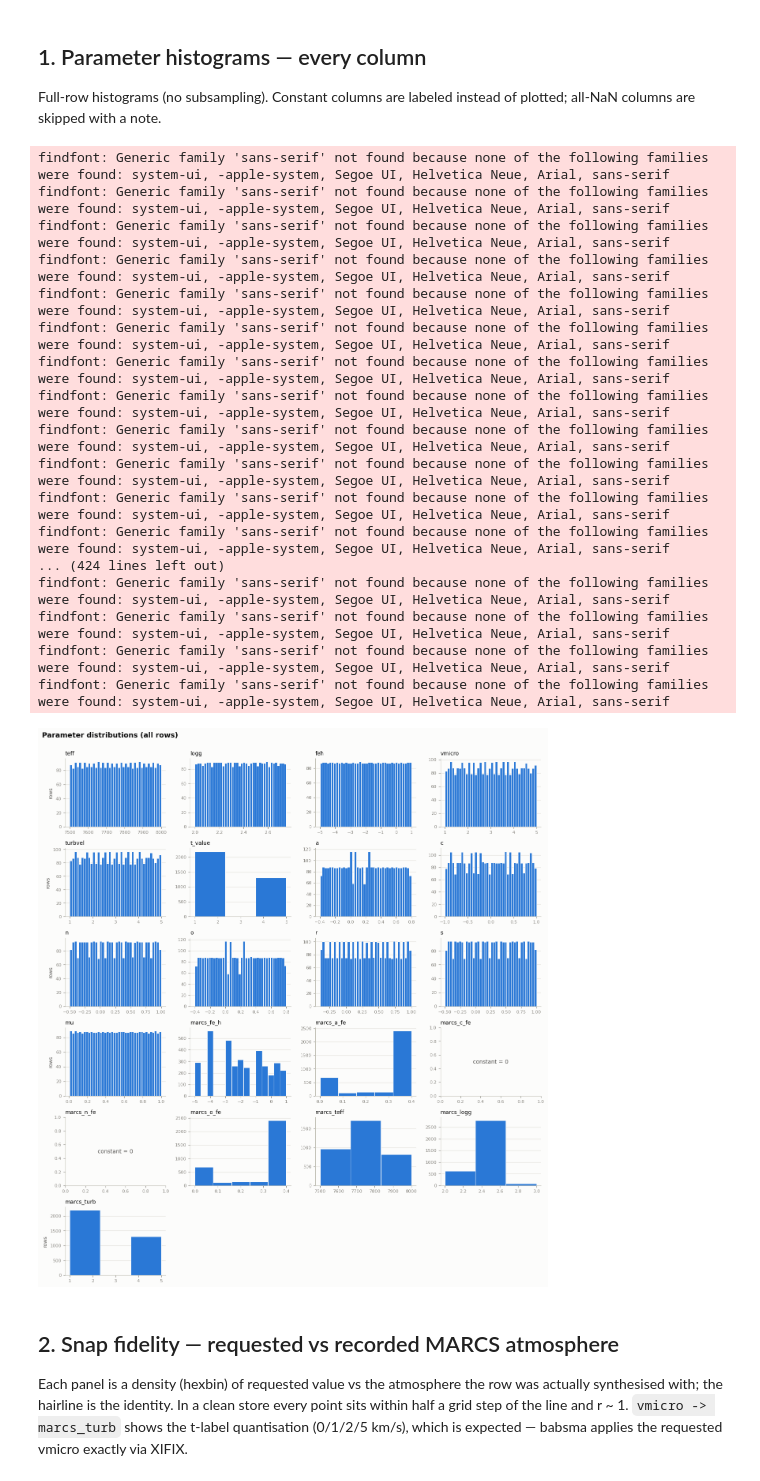
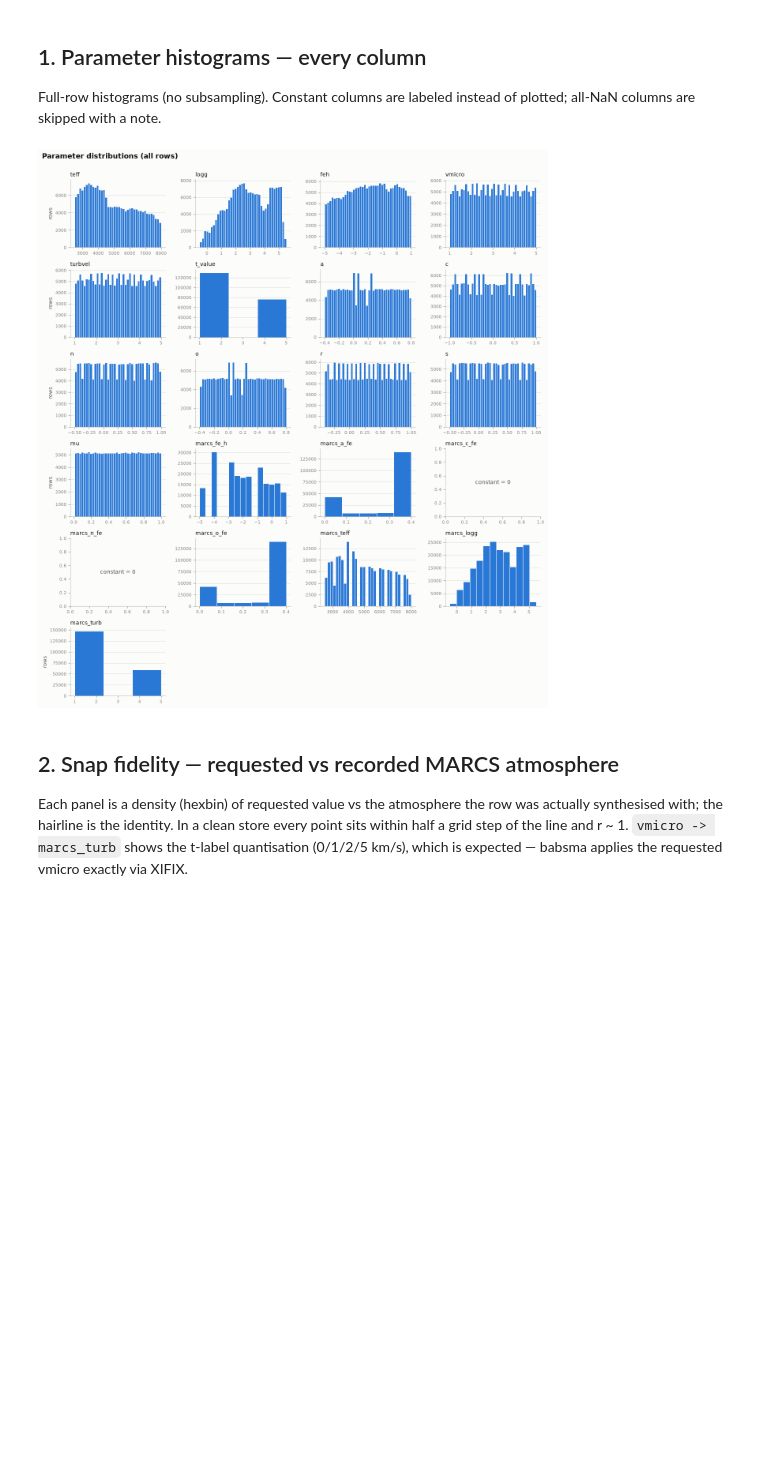
Before and after one commit to maja-jablonska/Turbospectrum_NLTE, a Jupyter notebook: clean_zarr_histograms.ipynb, the cells around one changed output. Cells and saved outputs as stored; diff of their text form; code cells hidden in the pictures; blank space fills up the shorter version.

```diff
--- a/clean_zarr_histograms.ipynb
+++ b/clean_zarr_histograms.ipynb
@@ -16,7 +16,7 @@ import os
 # Override without editing: CLEAN_ZARR=/path/to/store.zarr jupyter ...
 _CANDIDATES = [
     os.environ.get("CLEAN_ZARR", ""),
-    "/home/100/mj8805/scr_mk27/Turbospectrum_NLTE/runs/harps-ml-rejects-D-giants-hottest/outputs/zarr/synthesized_spectra.zarr"
+    "/g/data/y89/mj8805/harps_final.zarr"
 ]
 STORE_PATH = next(p for p in _CANDIDATES if p and os.path.exists(p))
 MAKE_PAIR_GRID = True          # key-column pair grid (section 4)
@@ -95,6 +97,10 @@ def tidy(ax):
 Full-row histograms (no subsampling). Constant columns are labeled instead of plotted; all-NaN columns are skipped with a note.
 # %%
 import math
+
+# Patch font selection to avoid missing sans-serif warnings in Matplotlib
+import matplotlib
+matplotlib.rcParams['font.family'] = 'DejaVu Sans'
 
 plot_names = list(param_names)
 ncols = 4
@@ -103,51 +109,34 @@ fig, axes = plt.subplots(nrows_grid, ncols, figsize=(13, 2.4 * nrows_grid))
 axes = np.atleast_2d(axes)
 
 for k, name in enumerate(plot_names):
     ax = tidy(axes[k // ncols][k % ncols])
     values = cols[name]
     finite = values[~np.isnan(values)]
     n_nan = int(np.isnan(values).sum())
     title = name + (f"  ({n_nan} NaN)" if n_nan else "")
     ax.set_title(title, loc="left")
     if finite.size == 0:
         ax.text(0.5, 0.5, "all NaN", transform=ax.transAxes, ha="center", va="center", color=MUTED)
         ax.grid(False)
         continue
     if np.ptp(finite) == 0:
         ax.text(0.5, 0.5, f"constant = {finite[0]:g}", transform=ax.transAxes,
                 ha="center", va="center", color=INK_2)
         ax.grid(False)
         continue
     n_unique = len(np.unique(finite))
     bins = min(40, n_unique) if n_unique <= 40 else 40
     ax.hist(finite, bins=bins, color=BLUE, edgecolor=SURFACE, linewidth=0.8)
     ax.set_ylabel("rows" if k % ncols == 0 else "")
 
 for k in range(len(plot_names), nrows_grid * ncols):
     axes[k // ncols][k % ncols].set_visible(False)
 
 fig.suptitle("Parameter distributions (all rows)", x=0.01, ha="left", fontsize=13, fontweight="bold")
 fig.tight_layout(rect=(0, 0, 1, 0.98))
 plt.show()
 # %% [output]
-findfont: Generic family 'sans-serif' not found because none of the following families were found: system-ui, -apple-system, Segoe UI, Helvetica Neue, Arial, sans-serif
-findfont: Generic family 'sans-serif' not found because none of the following families were found: system-ui, -apple-system, Segoe UI, Helvetica Neue, Arial, sans-serif
-findfont: Generic family 'sans-serif' not found because none of the following families were found: system-ui, -apple-system, Segoe UI, Helvetica Neue, Arial, sans-serif
-findfont: Generic family 'sans-serif' not found because none of the following families were found: system-ui, -apple-system, Segoe UI, Helvetica Neue, Arial, sans-serif
-findfont: Generic family 'sans-serif' not found because none of the following families were found: system-ui, -apple-system, Segoe UI, Helvetica Neue, Arial, sans-serif
-findfont: Generic family 'sans-serif' not found because none of the following families were found: system-ui, -apple-system, Segoe UI, Helvetica Neue, Arial, sans-serif
-findfont: Generic family 'sans-serif' not found because none of the following families were found: system-ui, -apple-system, Segoe UI, Helvetica Neue, Arial, sans-serif
-findfont: Generic family 'sans-serif' not found because none of the following families were found: system-ui, -apple-system, Segoe UI, Helvetica Neue, Arial, sans-serif
-findfont: Generic family 'sans-serif' not found because none of the following families were found: system-ui, -apple-system, Segoe UI, Helvetica Neue, Arial, sans-serif
-findfont: Generic family 'sans-serif' not found because none of the following families were found: system-ui, -apple-system, Segoe UI, Helvetica Neue, Arial, sans-serif
-findfont: Generic family 'sans-serif' not found because none of the following families were found: system-ui, -apple-system, Segoe UI, Helvetica Neue, Arial, sans-serif
-findfont: Generic family 'sans-serif' not found because none of the following families were found: system-ui, -apple-system, Segoe UI, Helvetica Neue, Arial, sans-serif
-... (424 lines left out)
-findfont: Generic family 'sans-serif' not found because none of the following families were found: system-ui, -apple-system, Segoe UI, Helvetica Neue, Arial, sans-serif
-findfont: Generic family 'sans-serif' not found because none of the following families were found: system-ui, -apple-system, Segoe UI, Helvetica Neue, Arial, sans-serif
-findfont: Generic family 'sans-serif' not found because none of the following families were found: system-ui, -apple-system, Segoe UI, Helvetica Neue, Arial, sans-serif
-findfont: Generic family 'sans-serif' not found because none of the following families were found: system-ui, -apple-system, Segoe UI, Helvetica Neue, Arial, sans-serif
-[figure, old version]
+[figure, new version]
 # %% [markdown]
 ## 2. Snap fidelity — requested vs recorded MARCS atmosphere
 
```
Also changed, not shown: parts of 7 cells of this notebook, 2 other files.
